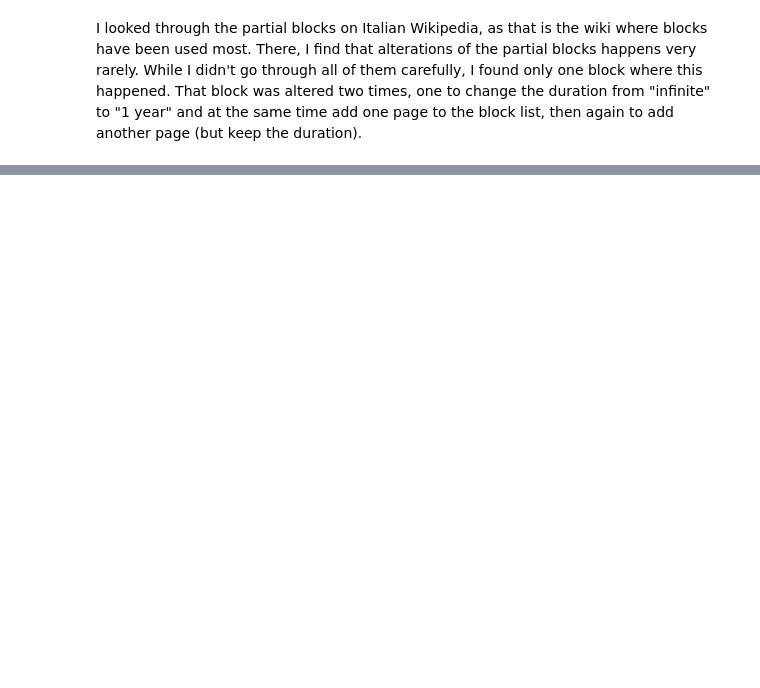
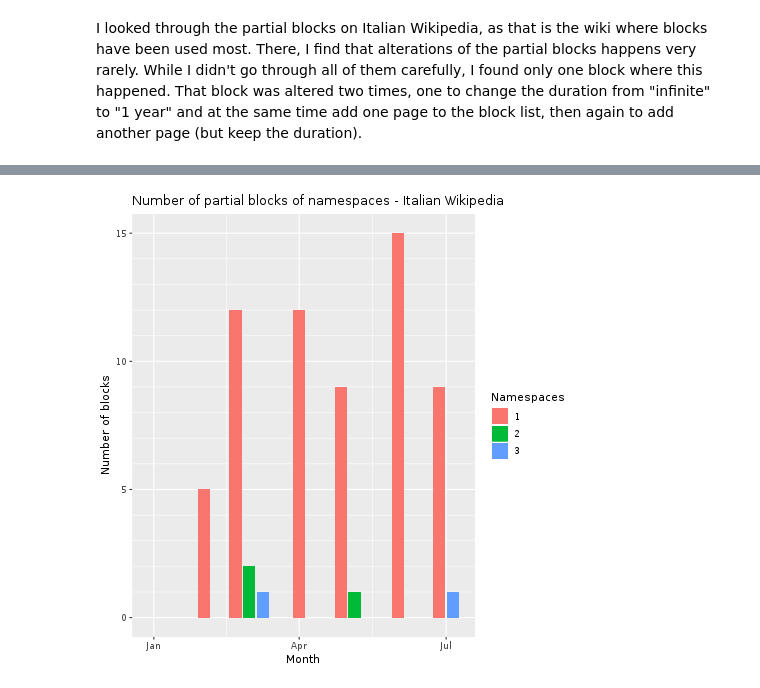
Before and after one commit to nettrom/AHT-block-effectiveness-2018, a Jupyter notebook: Partial block measurements.ipynb, the cells around one changed output, grey strips where cells are left out. Saved outputs shown, nothing was run; the diff lists cells and outputs as text; code cells hidden in the pictures; blank space fills up the shorter version.

```diff
--- a/Partial block measurements.ipynb
+++ b/Partial block measurements.ipynb
@@ -233,7 +241,7 @@ def get_partial_blocks(wikis, dbconns, start_timestamp, end_timestamp):
         df['log_timestamp'] = pd.to_datetime(df['log_timestamp'], format=mw_format, utc=True)
         df['log_date'] = df['log_timestamp'].apply(lambda x: str(x.date()))
 
-        df[['block_duration', 'block_flags', 'block_num_pages']] = df.apply(extract_params, axis=1)
+        df[['block_duration', 'block_flags', 'block_num_pages', 'block_num_namespaces']] = df.apply(extract_params, axis=1)
 
         pbs.append(df)
 
@@ -735,0 +956,9 @@ I looked through the partial blocks on Italian Wikipedia, as that is the wiki wh
+# %%
+it_namespaces_monthly = (partial_blocks.loc[partial_blocks.wiki == 'itwiki']
+                         .groupby(['log_month', 'block_num_namespaces'])['wiki']
+                         .count().reset_index()
+                         .rename(columns = {'wiki' : 'n'}))
+
+it_namespaces_monthly['percent'] = (
+    100 * it_namespaces_monthly['n'] /
+    it_namespaces_monthly.groupby(['log_month'])['n'].transform('sum'))
@@ -735,0 +986,22 @@ I looked through the partial blocks on Italian Wikipedia, as that is the wiki wh
+# %%
+%%R -i it_namespaces_monthly
+
+it_namespaces_monthly = rbind(data.table(it_namespaces_monthly),
+                              list('2019-01-01', 1, 0, 0))
+it_namespaces_monthly[, log_month := as.Date(log_month)]
+
+
+g = ggplot(it_namespaces_monthly[block_num_namespaces > 0],
+           aes(x = log_month, y = n, fill = factor(block_num_namespaces))) +
+scale_x_date("Month") +
+scale_y_continuous("Number of blocks", limit = c(0, 15), breaks = c(0:4)*5,
+                   minor_breaks = c(0:20)) +
+scale_fill_discrete("Namespaces") +
+ggtitle("Number of partial blocks of namespaces - Italian Wikipedia") +
+geom_col(position = position_dodge2(width = 0.9, preserve = "single"));
+
+ggsave("graphs/itwiki_partial_namespaces.png",
+       plot = g, width = 30, height = 20, units = "cm", dpi = "screen");
+g
+# %% [output]
+[figure, added]
```
Also changed, not shown: parts of 36 cells of this notebook, 42 other files.
